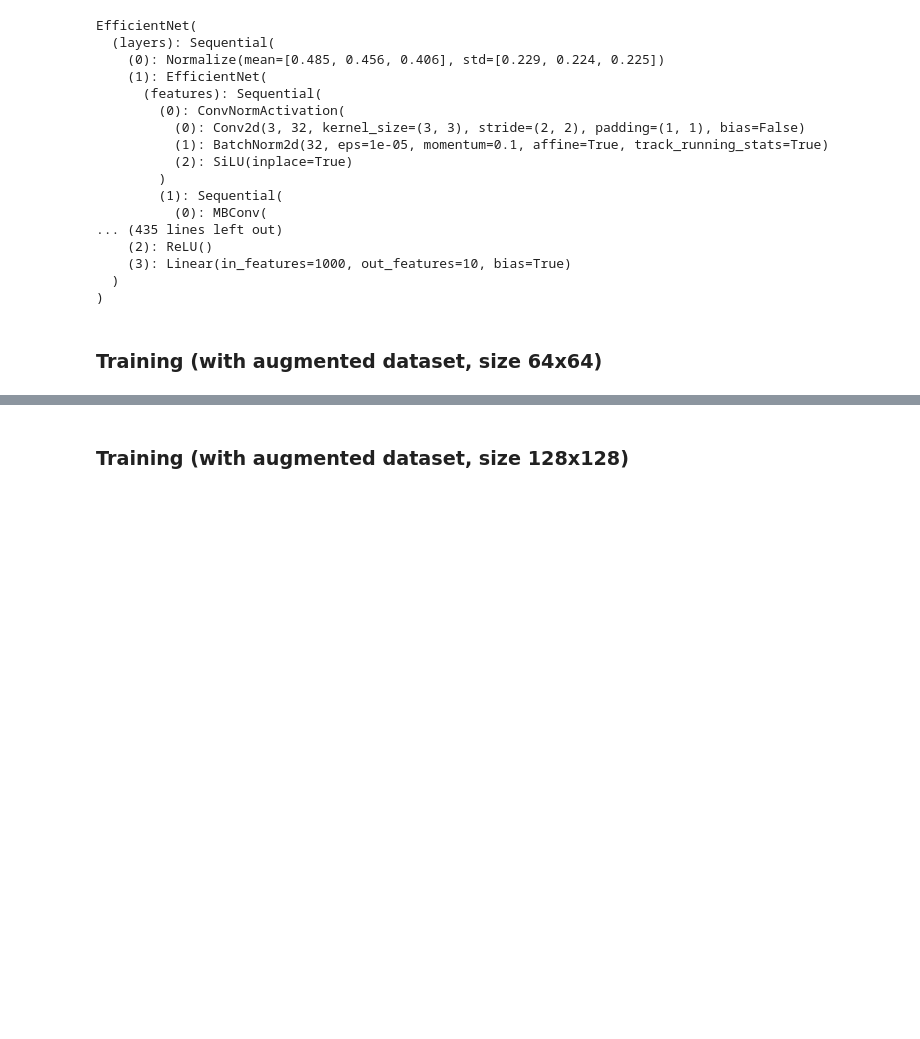
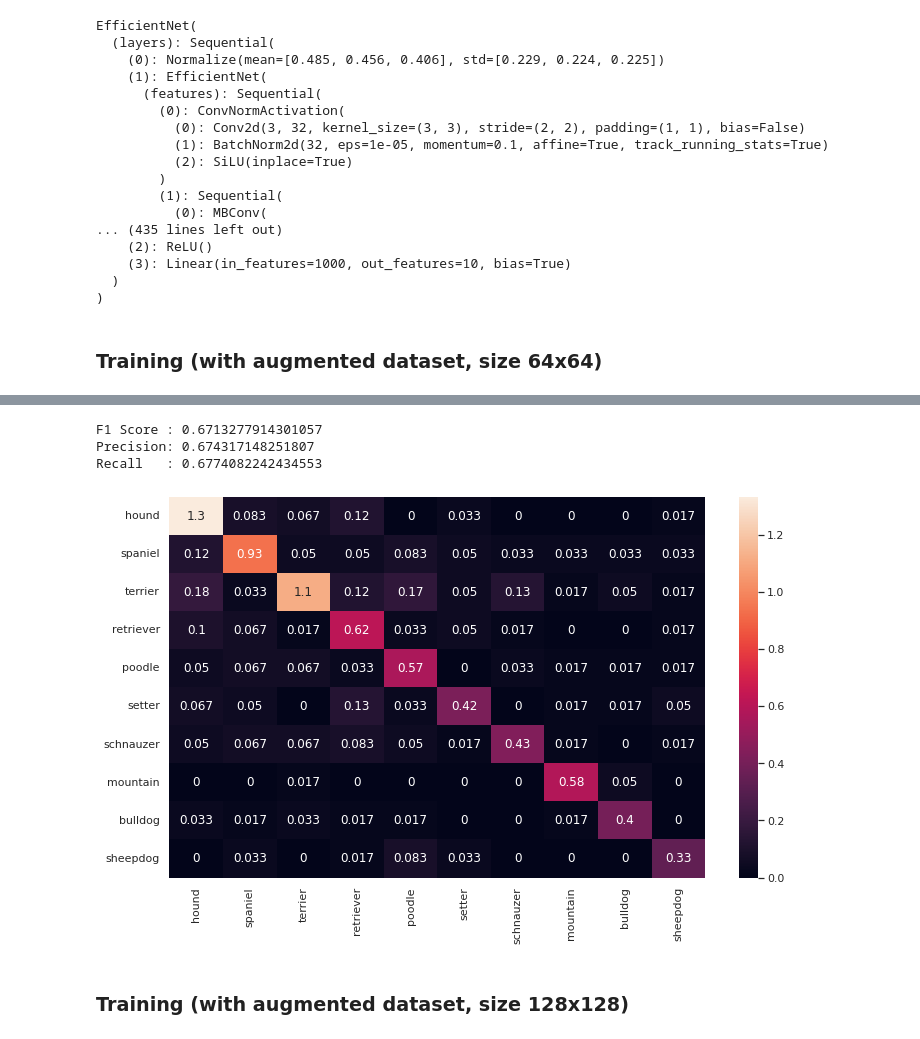
Before and after one commit to Chen-Yiyang/cs4243_project, a Jupyter notebook: 4_improved_cnn.ipynb, the cells around one changed output, grey strips where cells are left out. Drawn from its saved outputs; the diff is of its cells as text; code cells hidden in the pictures; blank space fills up the shorter version.

```diff
--- a/4_improved_cnn.ipynb
+++ b/4_improved_cnn.ipynb
@@ -110,13 +118,19 @@ plot_experiments(df_balan_128)
 # %%
 from utils import load_checkpoint, eval_test_accuracy, show_confusion_matrix, show_eval_metrics
 
-net = EfficientNet()
-load_checkpoint(net, "35894f38") # to be manually updated
+net = EfficientNet().to(device)
+load_checkpoint(net, "06ef19e9") # to be manually updated
 
-accuracy, pred_y, true_y = eval_test_accuracy(net, (test_x.cpu(), test_y.cpu()), (3, 128, 128))
+mean, std = train_x.mean(), train_x.std()
+accuracy, pred_y, true_y = eval_test_accuracy(net, mean, std, (test_x, test_y), (3, 64, 64), batch_size=25)
 
 show_confusion_matrix(pred_y, true_y)
 show_eval_metrics(pred_y, true_y)
+# %% [output]
+F1 Score : 0.6713277914301057
+Precision: 0.674317148251807
+Recall   : 0.6774082242434553
+[figure, added]
 # %% [markdown]
 ### Training (with augmented dataset, size 128x128)
 # %%
```
Also changed, not shown: parts of 11 cells of this notebook, 3 other files.
